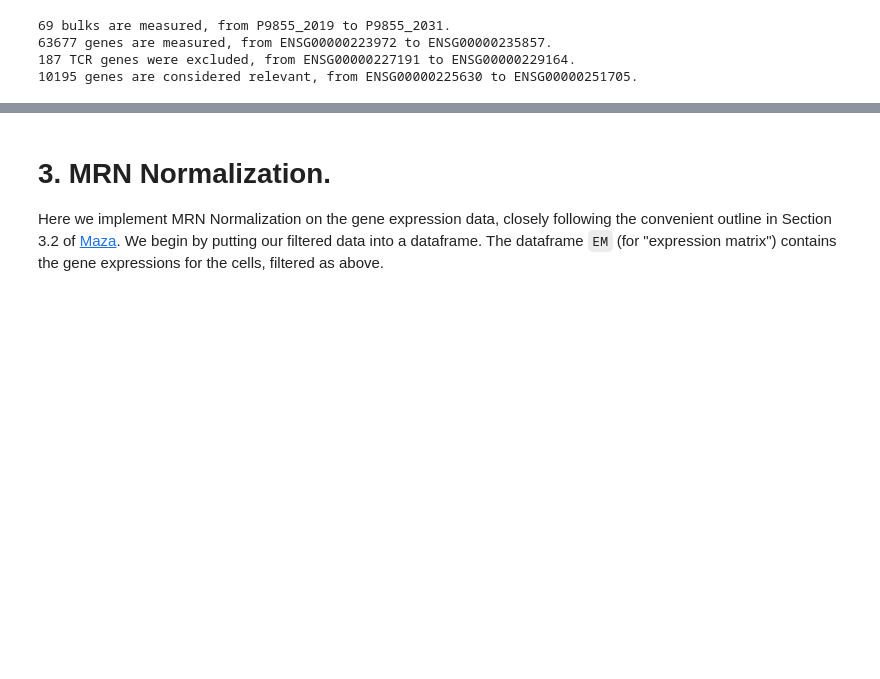
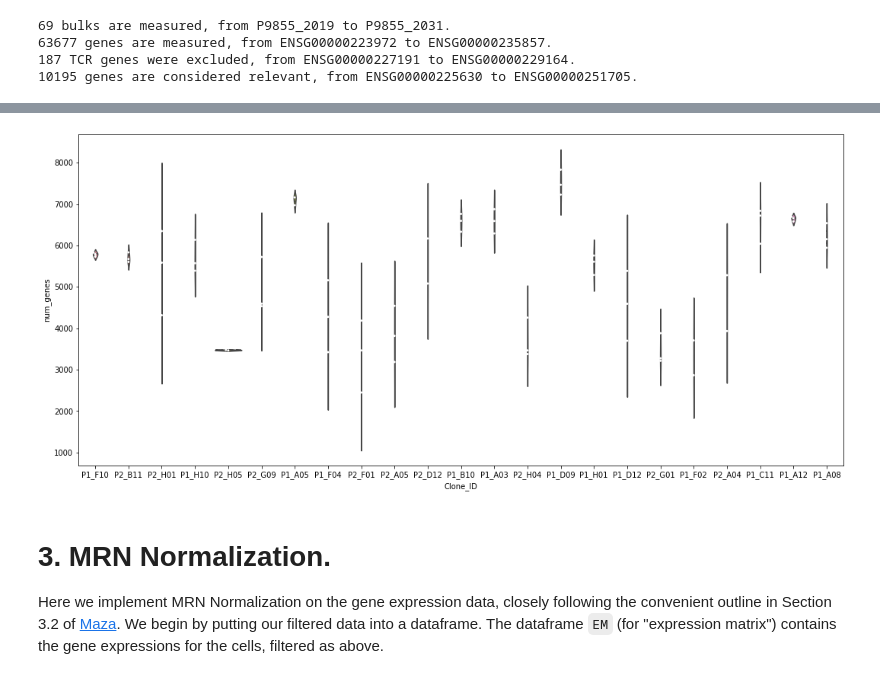
Before and after one commit to PrincessDianasaur/kimmer, a Jupyter notebook: mrn/p9855_mrn.ipynb, the cells around one changed output, grey strips where cells are left out. Cells and saved outputs as stored; diff of their text form; code cells hidden in the pictures; blank space fills up the shorter version.

```diff
--- a/mrn/p9855_mrn.ipynb
+++ b/mrn/p9855_mrn.ipynb
@@ -157,0 +179,4 @@ nG = nGene(bulks_raw, meta_df)
+# %%
+nG = nGene(bulks_raw.loc[bulks_good], meta_df.loc[bulks_good]) # Post-trimming violin-plot.
+# %% [output]
+[figure, added]
```
Also changed, not shown: parts of 20 cells of this notebook, 2 other files.
